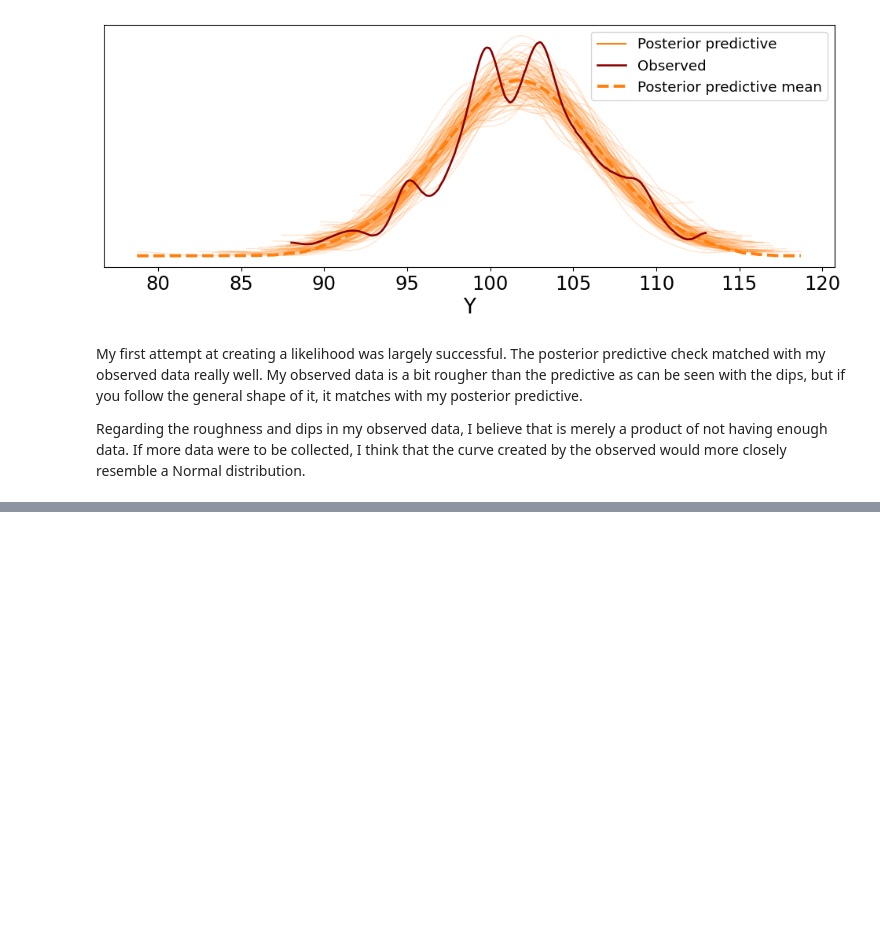
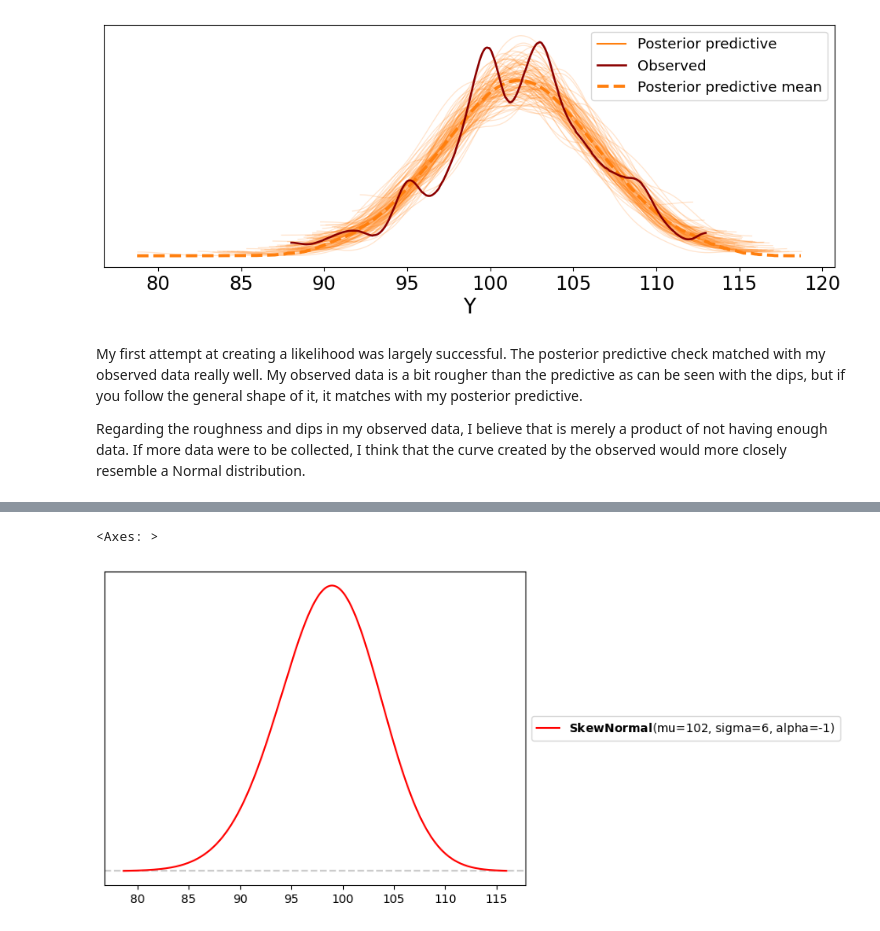
Before and after one commit to Spookytober/Datascience, a Jupyter notebook: Aubr_OrfU3proj.ipynb, the cells around one changed output, grey strips where cells are left out. Cells and saved outputs as stored; diff of their text form; code cells hidden in the pictures; blank space fills up the shorter version.

```diff
--- a/Aubr_OrfU3proj.ipynb
+++ b/Aubr_OrfU3proj.ipynb
@@ -165,0 +182,5 @@ Regarding the roughness and dips in my observed data, I believe that is merely a
+# %%
+pz.SkewNormal(mu = 102, sigma = 6, alpha = -1).plot_pdf(color = 'red')
+# %% [output]
+<Axes: >
+[figure, added]
```
Also changed, not shown: parts of 7 cells of this notebook.
